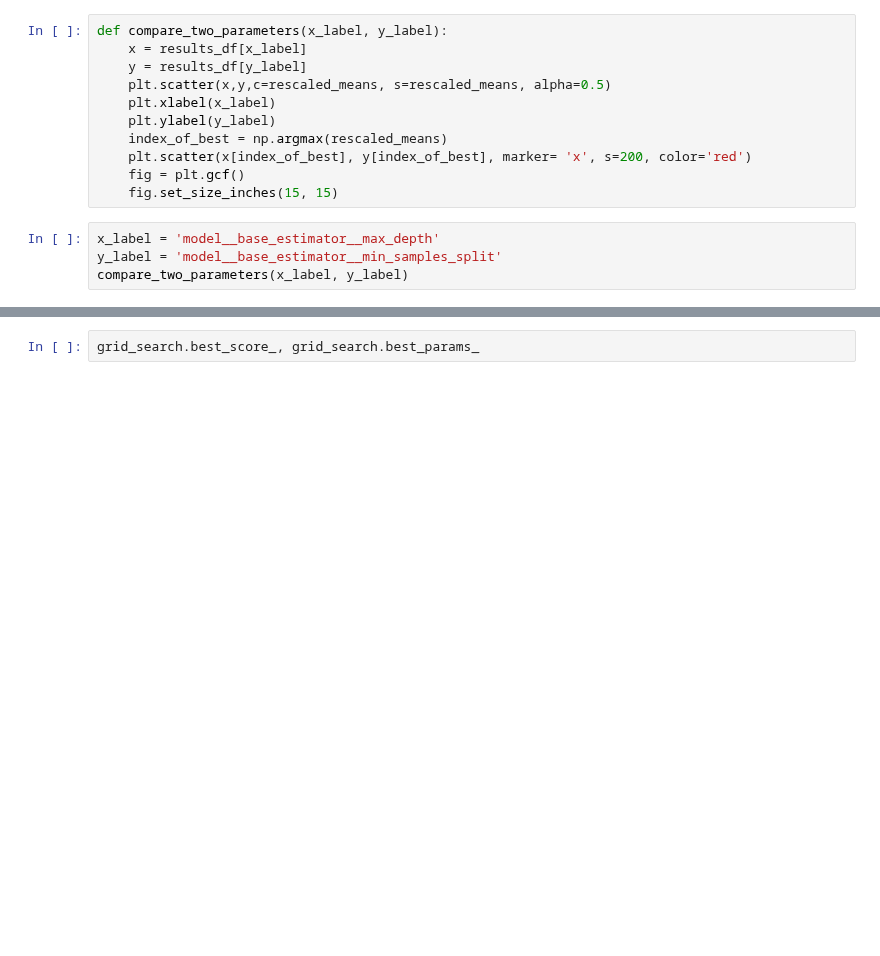
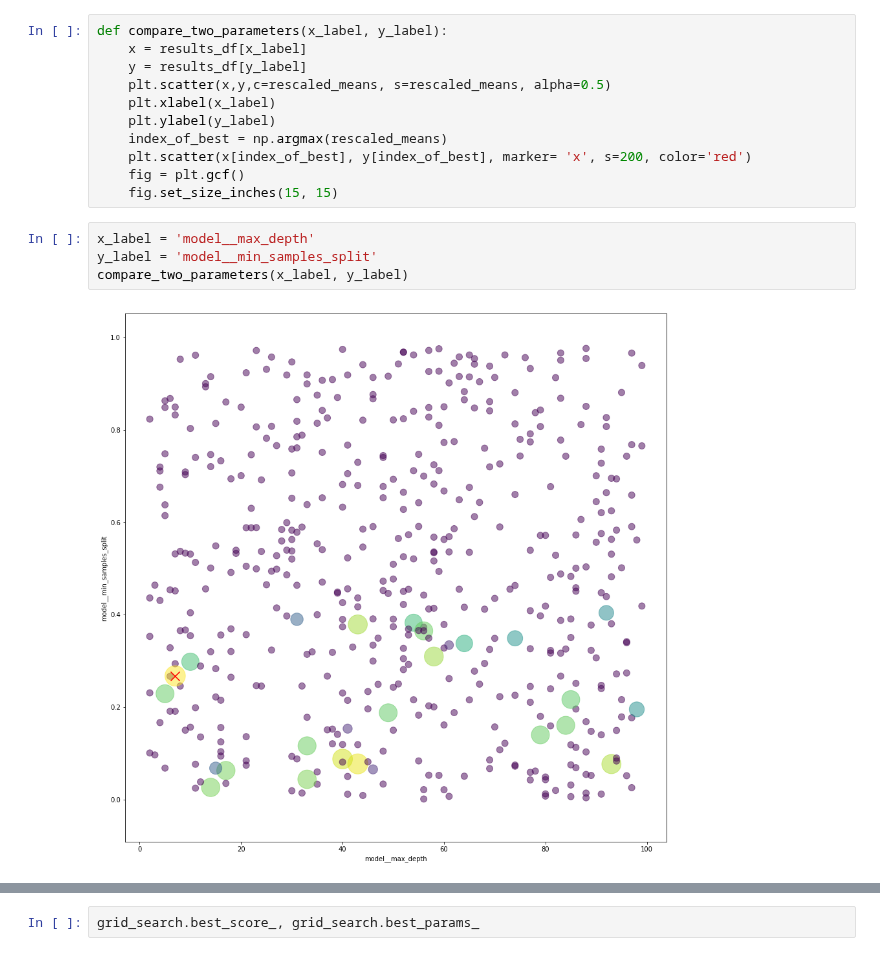
Before and after one commit to shane-kercheval/udacity, a Jupyter notebook: data_scientist_nanodegree/projects/p1_charityml/custom v2/ExtraTrees_RandomizedSearch_sklearn.ipynb, the cells around one changed output, grey strips where cells are left out. Saved outputs shown, nothing was run; the diff lists cells and outputs as text; blank space fills up the shorter version.

```diff
--- a/data_scientist_nanodegree/projects/p1_charityml/custom v2/ExtraTrees_RandomizedSearch_sklearn.ipynb
+++ b/data_scientist_nanodegree/projects/p1_charityml/custom v2/ExtraTrees_RandomizedSearch_sklearn.ipynb
@@ -619,8 +619,10 @@ def compare_two_parameters(x_label, y_label):
     fig = plt.gcf()
     fig.set_size_inches(15, 15)
 # %%
-x_label = 'model__base_estimator__max_depth'
-y_label = 'model__base_estimator__min_samples_split'
+x_label = 'model__max_depth'
+y_label = 'model__min_samples_split'
 compare_two_parameters(x_label, y_label)
+# %% [output]
+[figure, added]
 # %%
 grid_search.best_score_, grid_search.best_params_
```
Also changed, not shown: parts of 5 cells of this notebook.
